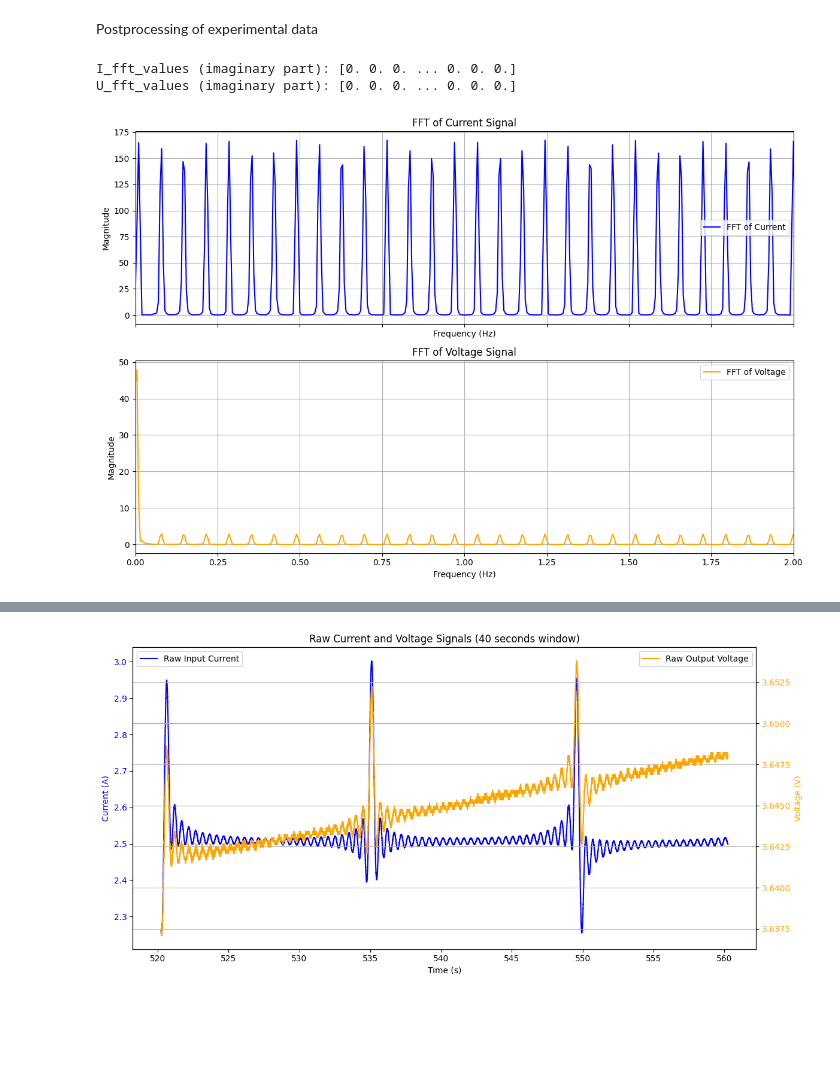
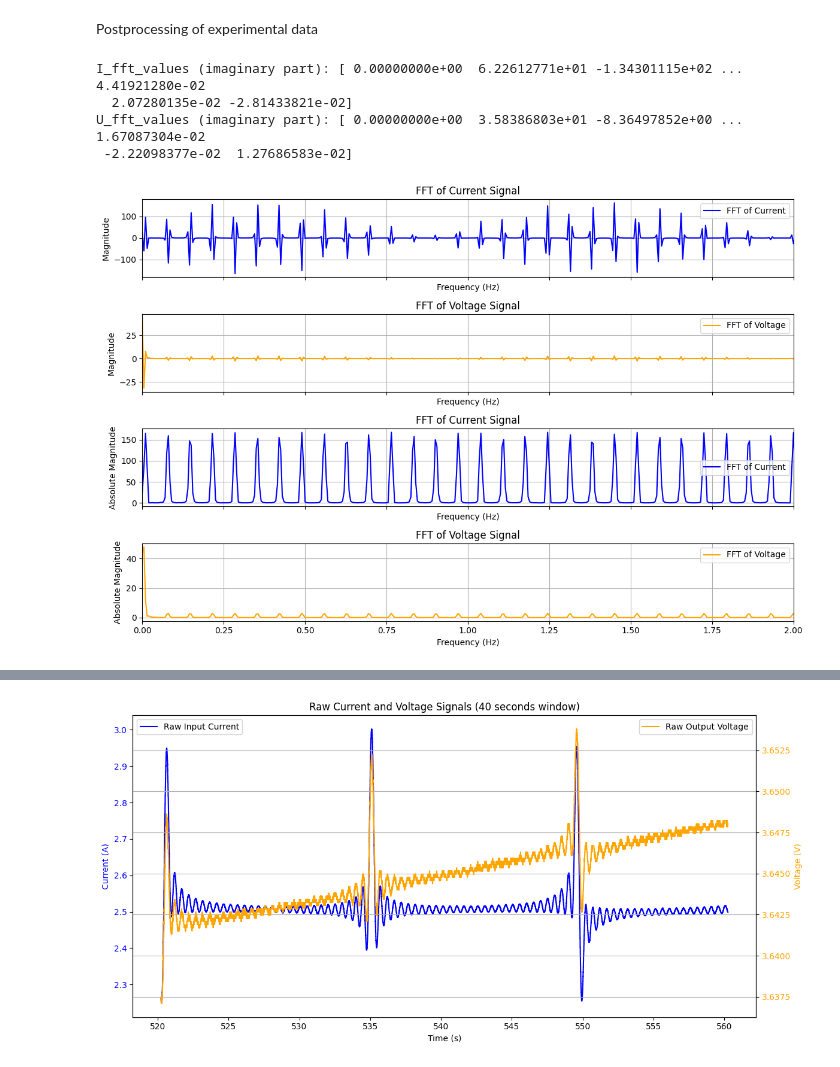
Before and after one commit to LkBong/BaSyTec-CCSM, a Jupyter notebook: CCSM_postprocessing_lowres.ipynb, the cells around one changed output, grey strips where cells are left out. Cells and saved outputs as stored; diff of their text form; code cells hidden in the pictures; blank space fills up the shorter version.

```diff
--- a/CCSM_postprocessing_lowres.ipynb
+++ b/CCSM_postprocessing_lowres.ipynb
@@ -110,41 +110,69 @@ def compute_fft(data, fs):
     N = len(data)
     fft_values = np.fft.fft(data) # or use scipy.fft.fft(data)
     fft_freqs = np.fft.fftfreq(N, 1/fs) # or use scipy.fft.fftfreq(N, 1/fs)
-    return fft_freqs[:N//2], np.abs(fft_values[:N//2])
+    # return fft_freqs[:N//2], np.abs(fft_values[:N//2]) ## no absolute!!
+    return fft_freqs[:N//2], fft_values[:N//2] ## no absolute!!
+
+def compute_abs_fft(data, fs):
+    N = len(data)
+    fft_values = np.fft.fft(data) # or use scipy.fft.fft(data)
+    fft_freqs = np.fft.fftfreq(N, 1/fs) # or use scipy.fft.fftfreq(N, 1/fs)
+    return fft_freqs[:N//2], np.abs(fft_values[:N//2]) #//2 be
 
 I_fft_freqs, I_fft_values = compute_fft(I_windowed, fs)
 U_fft_freqs, U_fft_values = compute_fft(U_windowed, fs)
+
+I_fft_freqs, I_fft_abs_values = compute_abs_fft(I_windowed, fs)
+U_fft_freqs, U_fft_abs_values = compute_abs_fft(U_windowed, fs)
 
 # print imaginary parts of the FFT results
 print("I_fft_values (imaginary part):", I_fft_values.imag)
 print("U_fft_values (imaginary part):", U_fft_values.imag)
 # returned
 # I_fft_values (imaginary part): [0. 0. 0. ... 0. 0. 0.]
 # U_fft_values (imaginary part): [0. 0. 0. ... 0. 0. 0.]
 # ----------------------------
 # Plotting the FFT results
 # ----------------------------
-fig, axs = plt.subplots(2, 1, figsize=(12, 8), sharex=True)
+fig, axs = plt.subplots(4, 1, figsize=(12, 8), sharex=True)
 # 4.1 Plotting FFT of current
 axs[0].plot(I_fft_freqs, I_fft_values, label='FFT of Current', color='blue')
 axs[0].set_ylabel('Magnitude')
 axs[0].set_xlabel('Frequency (Hz)')
 axs[0].set_title('FFT of Current Signal')
 axs[0].legend()
 axs[0].set_xlim(0, 2)  # Limit x-axis to 10 Hz for better visibility
 axs[0].grid()
 # 4.2 Plotting FFT of voltage
 axs[1].plot(U_fft_freqs, U_fft_values, label='FFT of Voltage', color='orange')
 axs[1].set_xlabel('Frequency (Hz)')
 axs[1].set_ylabel('Magnitude')
 axs[1].set_title('FFT of Voltage Signal')
 axs[1].legend()
 axs[1].set_xlim(0, 2)  # Limit x-axis to 10 Hz for better visibility
 axs[1].grid()
+
+axs[2].plot(I_fft_freqs, I_fft_abs_values, label='FFT of Current', color='blue')
+axs[2].set_ylabel('Absolute Magnitude')
+axs[2].set_xlabel('Frequency (Hz)')
+axs[2].set_title('FFT of Current Signal')
+axs[2].legend()
+axs[2].set_xlim(0, 2)  # Limit x-axis to 10 Hz for better visibility
+axs[2].grid()
+# 4.2 Plotting FFT of voltage
+axs[3].plot(U_fft_freqs, U_fft_abs_values, label='FFT of Voltage', color='orange')
+axs[3].set_xlabel('Frequency (Hz)')
+axs[3].set_ylabel('Absolute Magnitude')
+axs[3].set_title('FFT of Voltage Signal')
+axs[3].legend()
+axs[3].set_xlim(0, 2)  # Limit x-axis to 10 Hz for better visibility
+axs[3].grid()
 plt.tight_layout()
 plt.show()
 # ----------------------------
 # %% [output]
-I_fft_values (imaginary part): [0. 0. 0. ... 0. 0. 0.]
-U_fft_values (imaginary part): [0. 0. 0. ... 0. 0. 0.]
+I_fft_values (imaginary part): [ 0.00000000e+00  6.22612771e+01 -1.34301115e+02 ...  4.41921280e-02
+  2.07280135e-02 -2.81433821e-02]
+U_fft_values (imaginary part): [ 0.00000000e+00  3.58386803e+01 -8.36497852e+00 ...  1.67087304e-02
+ -2.22098377e-02  1.27686583e-02]
-[figure, old version]
+[figure, new version]
```
Also changed, not shown: parts of 6 cells of this notebook.
